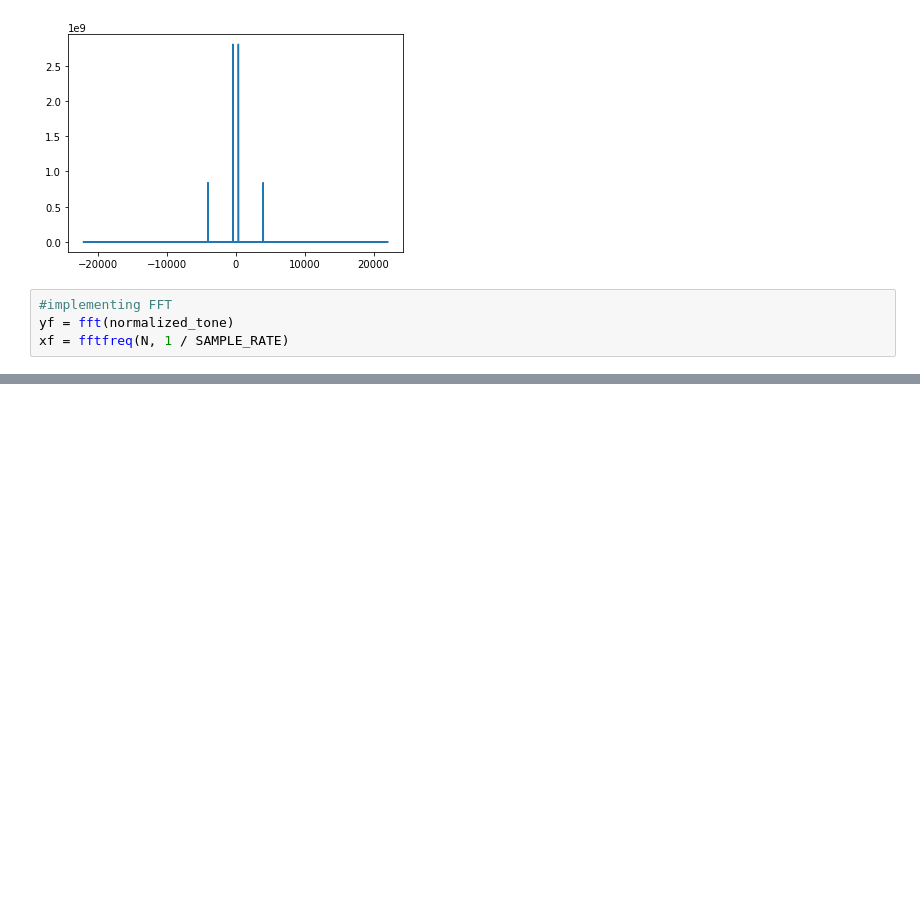
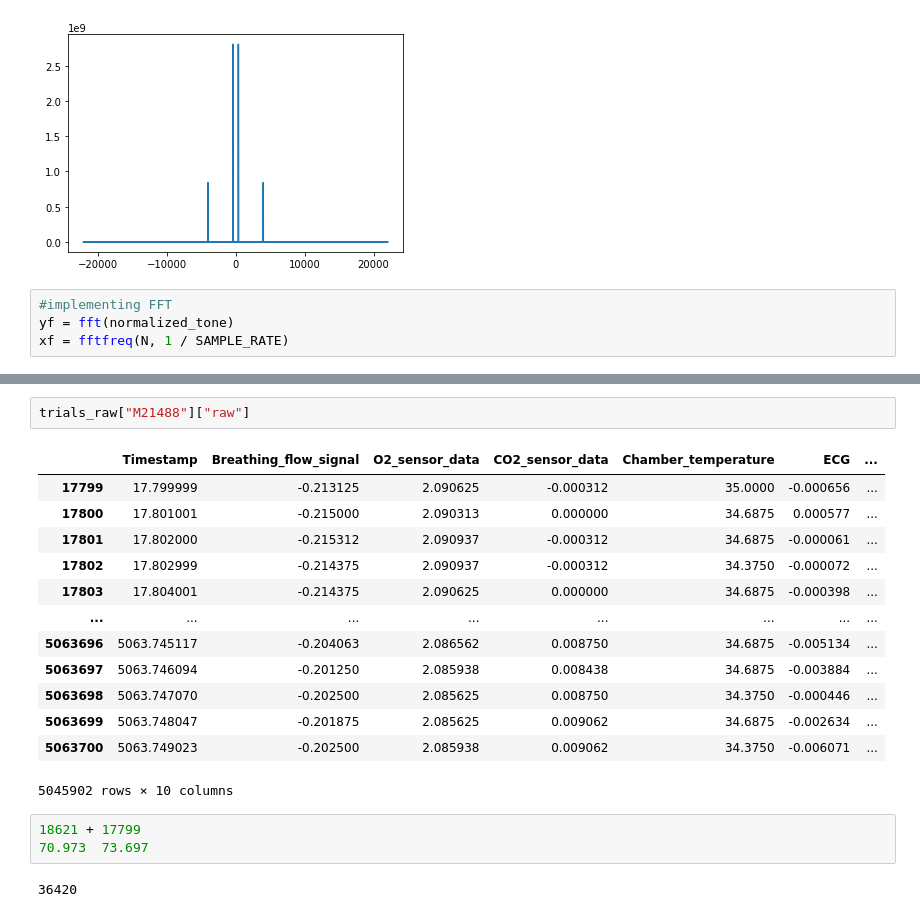
Before and after one commit to mahmoudalmadi/BCM_SIDS_ML_Summer_22, a Jupyter notebook: playground/exploring_spectrograms.ipynb, the cells around one changed output, grey strips where cells are left out. Cells and saved outputs as stored; diff of their text form; blank space fills up the shorter version.

```diff
--- a/playground/exploring_spectrograms.ipynb
+++ b/playground/exploring_spectrograms.ipynb
@@ -50,0 +119,21 @@ xf = fftfreq(N, 1 / SAMPLE_RATE)
+# %%
+trials_raw["M21488"]["raw"]
+# %% [output]
+|  | Timestamp | Breathing_flow_signal | O2_sensor_data | CO2_sensor_data | Chamber_temperature | ECG | ... |
+| 17799 | 17.799999 | -0.213125 | 2.090625 | -0.000312 | 35.0000 | -0.000656 | ... |
+| 17800 | 17.801001 | -0.215000 | 2.090313 | 0.000000 | 34.6875 | 0.000577 | ... |
+| 17801 | 17.802000 | -0.215312 | 2.090937 | -0.000312 | 34.6875 | -0.000061 | ... |
+| 17802 | 17.802999 | -0.214375 | 2.090937 | -0.000312 | 34.3750 | -0.000072 | ... |
+| 17803 | 17.804001 | -0.214375 | 2.090625 | 0.000000 | 34.6875 | -0.000398 | ... |
+| ... | ... | ... | ... | ... | ... | ... | ... |
+| 5063696 | 5063.745117 | -0.204063 | 2.086562 | 0.008750 | 34.6875 | -0.005134 | ... |
+| 5063697 | 5063.746094 | -0.201250 | 2.085938 | 0.008438 | 34.6875 | -0.003884 | ... |
+| 5063698 | 5063.747070 | -0.202500 | 2.085625 | 0.008750 | 34.3750 | -0.000446 | ... |
+| 5063699 | 5063.748047 | -0.201875 | 2.085625 | 0.009062 | 34.6875 | -0.002634 | ... |
+| 5063700 | 5063.749023 | -0.202500 | 2.085938 | 0.009062 | 34.3750 | -0.006071 | ... |
+5045902 rows × 10 columns
+# %%
+18621 + 17799
+70.973	73.697
+# %% [output]
+36420
```
Also changed, not shown: parts of 11 cells of this notebook, 2 other files.
